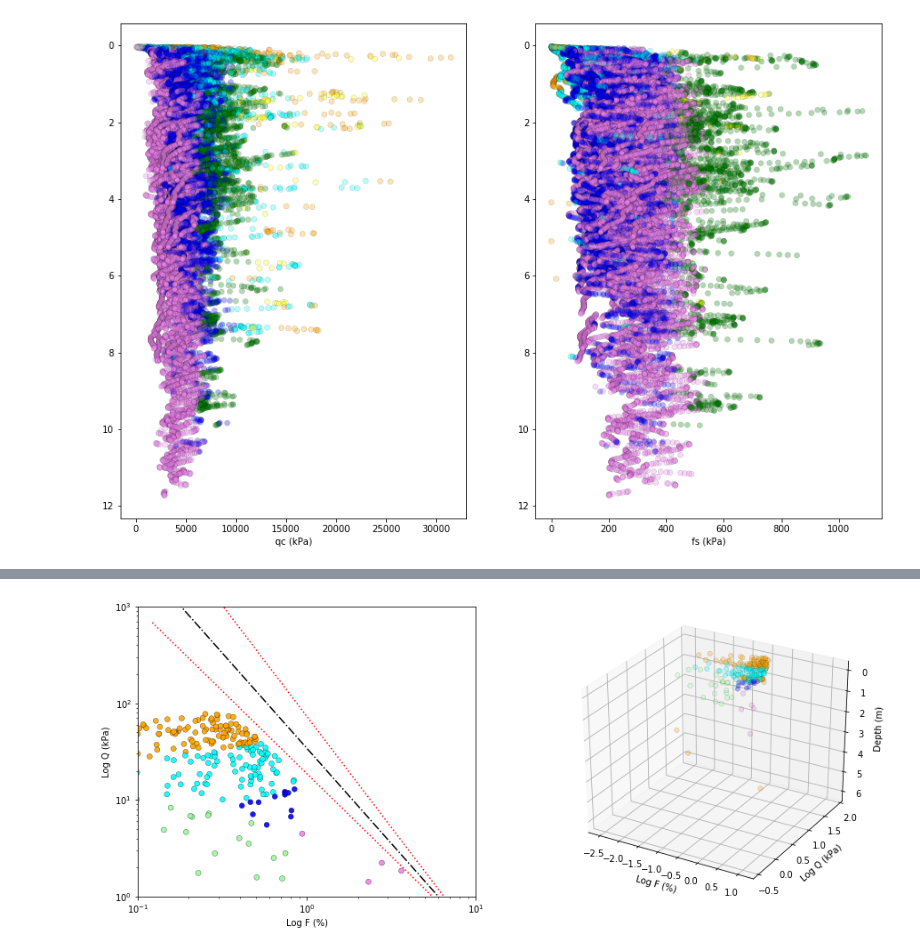
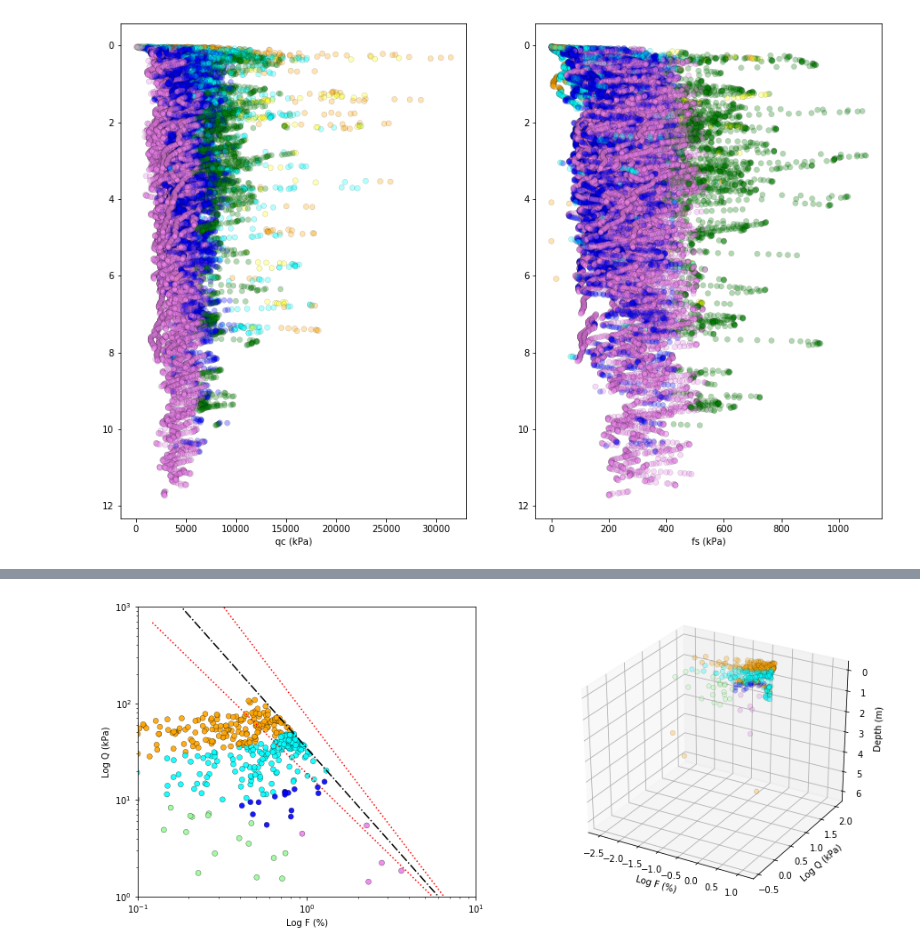
Before and after one commit to fabrizioperuzzo/CPT_test_analysis_and_plotting, a Jupyter notebook: Kochav Hayarden - CPTu 3.ipynb, the cells around one changed output, grey strips where cells are left out. Drawn from its saved outputs; the diff is of its cells as text; code cells hidden in the pictures.

```diff
--- a/Kochav Hayarden - CPTu 3.ipynb
+++ b/Kochav Hayarden - CPTu 3.ipynb
@@ -30,9 +37,12 @@ for r, d, f in os.walk(path):
 # %%
 xls=pd.DataFrame({})
 for file in files:
-    xlstemp = pd.read_excel(os.path.join(r, file), 'Data')
-    xlstemp['CPTname']=file.replace('.xls','')
-    xls = xls.append(xlstemp, ignore_index = True, sort=True)
+    try:
+        xlstemp = pd.read_excel(os.path.join(r, file), 'Data')
+        xlstemp['CPTname']=file.replace('.xls','')
+        xls = xls.append(xlstemp, ignore_index = True, sort=True)
+    except:
+        print('A file was not loaded')
 # %%
 xls
 # %% [output]
@@ -284,0 +338,8 @@ df.tail(3)
+# %%
+###        creazione di colonna solo con i numeri della sezione corrispondente   ####
+
+df['cptname']=xls.iloc[df.index.tolist(),:].CPTname
+df['cpt_sect_num']=df['cptname'].apply(lambda x: int(re.findall('\d+', x)[0]))
+
+
+df.tail(3)
@@ -489,8 +554,12 @@ ax4.set_xlabel('fs (kPa)'),ax.set_ylabel('depth (m)')
 plt.show()
 # %% [output]
 [figure]
+# %%
+#################        DEFINE CONSOLIDATION   LIMIT LINE   ####################
+
+nc_limit=1             # 1 MEANS THAT EVERYTHING BELOW THE MIDDLE LINE IS CONSIDERED UNDER CONSOLIDATED
 # %%
-df_uncons = df[(df.consratio<0.92)].copy()
+df_uncons = df[(df.consratio<nc_limit)].copy()
 df_uncons['dr'] = df_uncons.apply(lambda x: _dr(x.qc_kPa,x.sv_kPa), axis=1)
 df_uncons.tail()
 # %% [output]
@@ -550,6 +619,8 @@ fig = plt.figure(figsize=(15,6))
 
 ax = fig.add_subplot(122,projection='3d')
 ax2 = fig.add_subplot(121)
+
+dfa=df[df.depth_m>2].copy()      ###---> .copy()mi evita il warning fastidioso
 
 xs=df_uncons.F*100   ### express in %
 ys=df_uncons.Q/100   ### express in bar
@@ -561,31 +632,31 @@ df_uncons['colors'] = df_uncons['type'].map(lambda x: color_dict[x])
 
 ax.scatter(np.log10(xs), np.log10(ys), zs, color=df_uncons['colors'], marker='o',edgecolors='Black',
            alpha=0.3, linewidths=0.3,s=30)
 ax2.scatter(xs, ys,color=df_uncons['colors'], marker='o',edgecolors='Black',alpha=0.9, linewidths=0.3)
 #   volendo aggiungi edgecolors='b'   al grafico
 
 ax.set_xlabel('Log F (%)'),ax.set_ylabel('Log Q (kPa)'),ax.set_zlabel('Depth (m)')
 ax2.set_xlabel('Log F (%)'),ax2.set_ylabel('Log Q (kPa)')
 
 x3 = [10.149,0.32]
 x4 = [10.149,0.18]
 x5 = [10.149,0.12]
 y3 = [0.3556,1000]
 y4 = [0.3556,1000]
 y5 = [0.3556,700]
 
 ax2.plot(x3,y3,':r')
 ax2.plot(x4,y4,'-.k')
 ax2.plot(x5,y5,':r')
 
 ax.invert_zaxis()
 
 ##  settaggi che valgono solo per il grafico 2D
 plt.yscale("log")
 plt.xscale("log")
 plt.ylim((1,1000))
 plt.xlim((0.1,10))
 
 plt.show()
 # %% [output]
-[figure, old version]
+[figure, new version]
```
Also changed, not shown: parts of 32 cells of this notebook.
